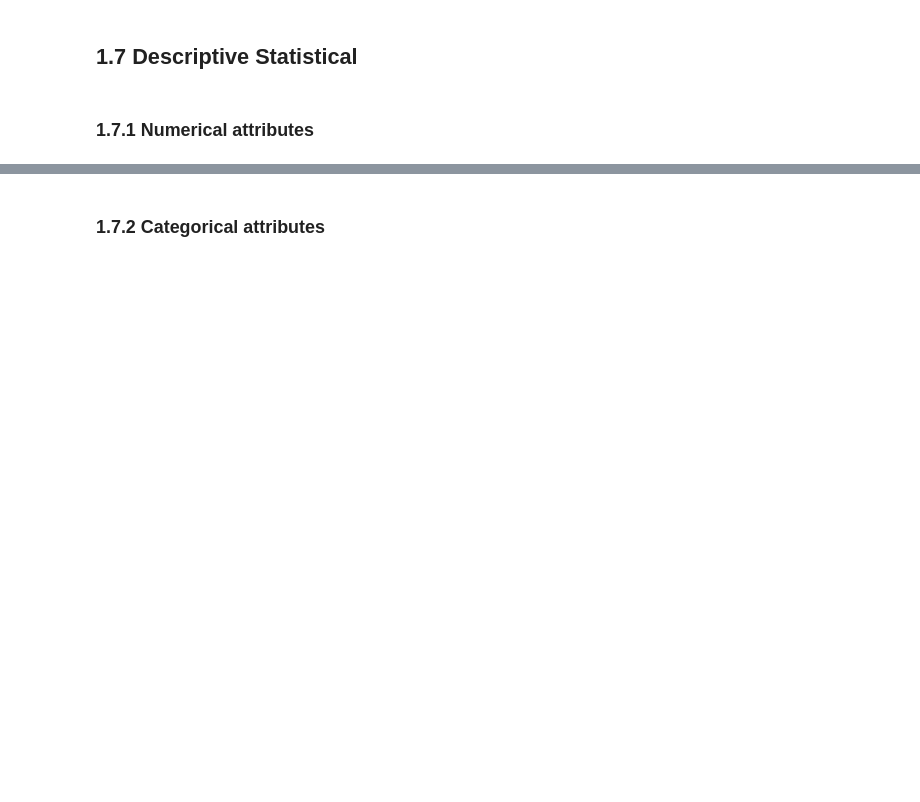
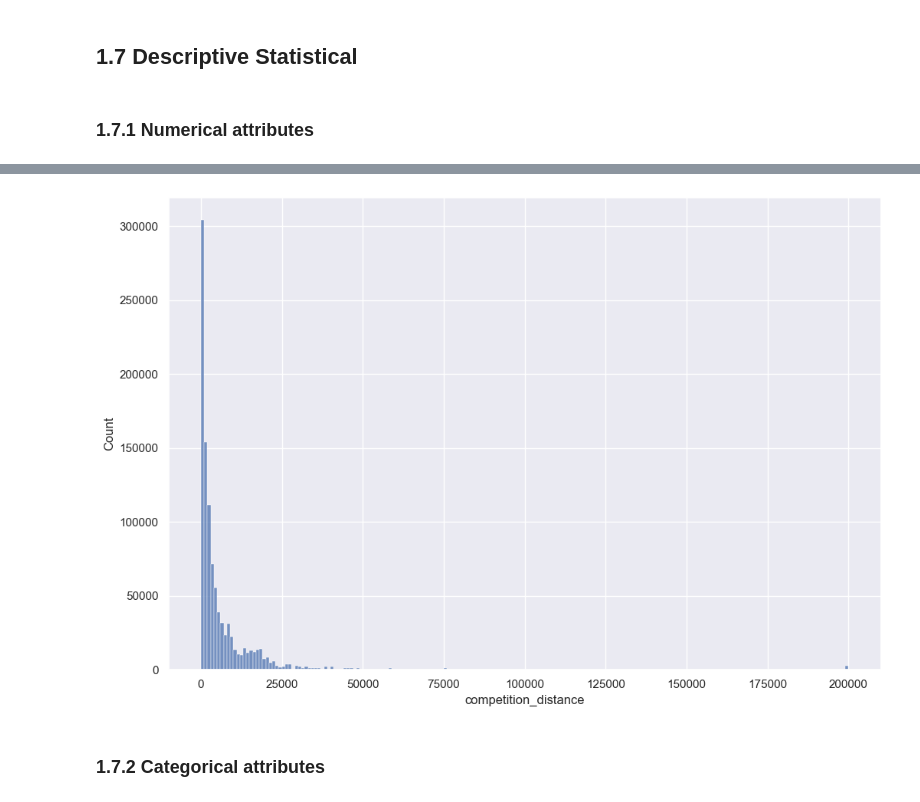
Before and after one commit to gabra7310/rossmann_sales_prediction, a Jupyter notebook: notebooks/rossmann_sales_prediction.ipynb, the cells around one changed output, grey strips where cells are left out. Cells and saved outputs as stored; diff of their text form; code cells hidden in the pictures; blank space fills up the shorter version.

```diff
--- a/notebooks/rossmann_sales_prediction.ipynb
+++ b/notebooks/rossmann_sales_prediction.ipynb
@@ -144,12 +234,25 @@ dtype: float64
 df1['competition_distance'] = df1['competition_distance'].apply(lambda x: 200000 if np.isnan(x) else x)
 
 # competition_open_since_month - imputting the month of register for competition open
-df1['competition_open_since_month'] = df1.apply(lambda x: x['date'].month if np.isnan(x['competition_open_since_month']) else x['competition_open_since_month'], axis=1)
+df1['competition_open_since_month'] = df1[['date', 'competition_open_since_month']].apply(lambda x: x['date'].month if np.isnan(x['competition_open_since_month']) else x['competition_open_since_month'], axis=1)
 
-# competition_open_since_year
-df1['competition_open_since_year'] = df1.apply(lambda x: x['date'].year if math.isnan(x['competition_open_since_year']) else x['competition_open_since_year'], axis=1)
+# competition_open_since_year - imptting the year of register for competition open
+df1['competition_open_since_year'] = df1[['date', 'competition_open_since_year']].apply(lambda x: x['date'].year if math.isnan(x['competition_open_since_year']) else x['competition_open_since_year'], axis=1)
 
 
-# promo2_since_week
-# promo2_since_year
-# promo_interval
+# promo2_since_week - imputting the week of register for promo since
+df1['promo2_since_week'] = df1[['date', 'promo2_since_week']].apply(lambda x: x['date'].week if np.isnan(x['promo2_since_week']) else x['promo2_since_week'], axis=1)
+
+# promo2_since_year - imputting the year of register for promo since
+df1['promo2_since_year'] = df1[['date', 'promo2_since_year']].apply(lambda x: x['date'].year if np.isnan(x['promo2_since_year']) else x['promo2_since_year'], axis=1)
+
+
+# promo_interval - imputting zero for promo interval
+df1['promo_interval'] = df1['promo_interval'].fillna(0)
+
+# Creating month map, then creating a column with the name of the month to check if there is a promo during the time or not
+month_map = {1:'Jan', 2:'Feb', 3:'Mar', 4:'Apr', 5:'May', 6:'Jun', 7:'Jul', 8:'Aug', 9:'Sept', 10:'Oct', 11:'Nov', 12:'Dec'}
+
+df1['month_map'] = df1['date'].dt.month.map(month_map)
+
+df1['is_promo'] = df1[['promo_interval', 'month_map']].apply(lambda x: 0 if x['promo_interval'] == 0 else 1 if x['month_map'] in x['promo_interval'].split(',') else 0, axis=1)
@@ -160,2 +281,8 @@ df1['date'][0].year
+# %%
+df1['competition_open_since_month'] = df1['competition_open_since_month'].astype('int64')
+df1['competition_open_since_year'] = df1['competition_open_since_year'].astype('int64')
+
+df1['promo2_since_week'] = df1['promo2_since_week'].astype('int64')
+df1['promo2_since_year'] = df1['promo2_since_year'].astype('int64')
 # %% [markdown]
 ## 1.7 Descriptive Statistical
@@ -164,2 +321,6 @@ df1['date'][0].year
+# %%
+sns.histplot(df1['competition_distance'], kde=False, bins=200);
+# %% [output]
+[figure, added]
 # %% [markdown]
 ### 1.7.2 Categorical attributes
```
Also changed, not shown: parts of 90 cells of this notebook, 10 other files.
